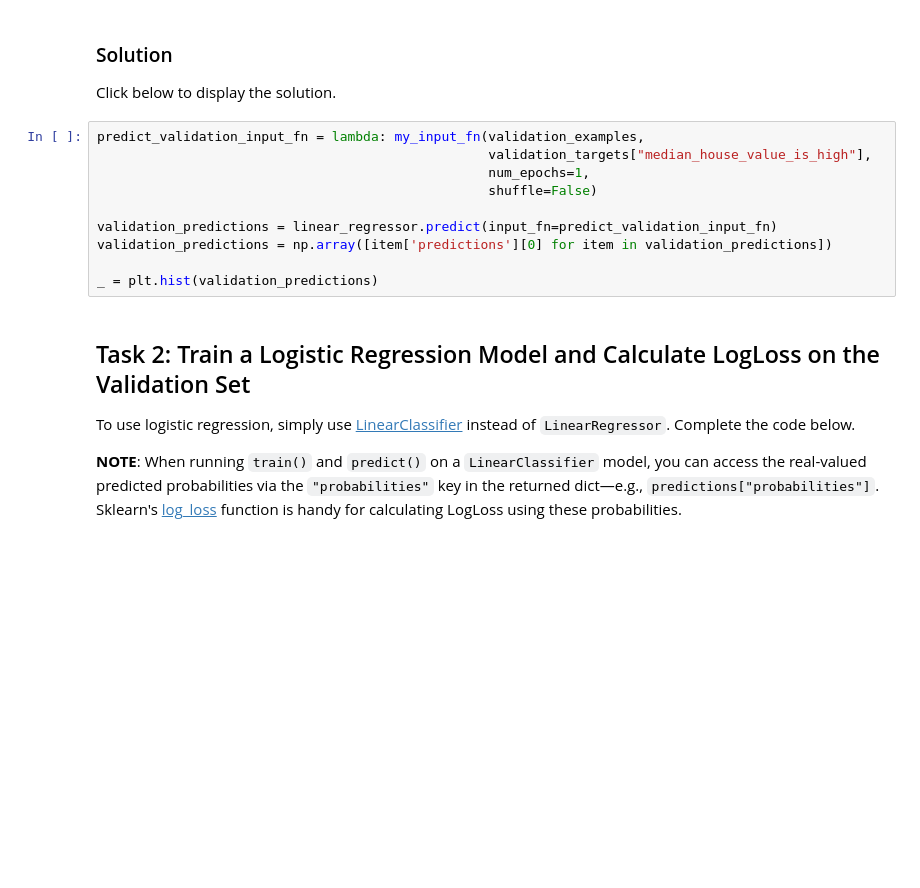
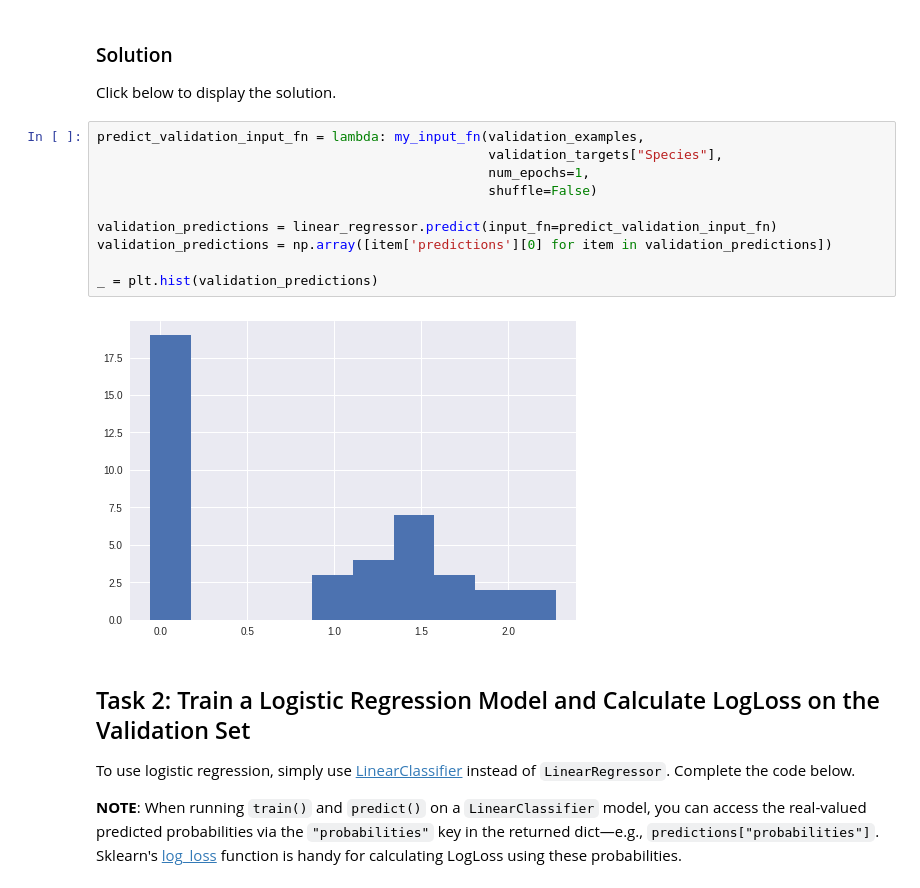
Before and after one commit to aliakh/demo-tensorflow, a Jupyter notebook: iris_logistic_regression.ipynb, the cells around one changed output. Drawn from its saved outputs; the diff is of its cells as text; blank space fills up the shorter version.

```diff
--- a/iris_logistic_regression.ipynb
+++ b/iris_logistic_regression.ipynb
@@ -288,14 +351,16 @@ Given the predictions and that targets, can we calculate `LogLoss`?
 Click below to display the solution.
 # %%
 predict_validation_input_fn = lambda: my_input_fn(validation_examples,
-                                                  validation_targets["median_house_value_is_high"],
+                                                  validation_targets["Species"],
                                                   num_epochs=1,
                                                   shuffle=False)
 
 validation_predictions = linear_regressor.predict(input_fn=predict_validation_input_fn)
 validation_predictions = np.array([item['predictions'][0] for item in validation_predictions])
 
 _ = plt.hist(validation_predictions)
+# %% [output]
+[figure, added]
 # %% [markdown]
 ## Task 2: Train a Logistic Regression Model and Calculate LogLoss on the Validation Set
 
```
Also changed, not shown: parts of 15 cells of this notebook.
